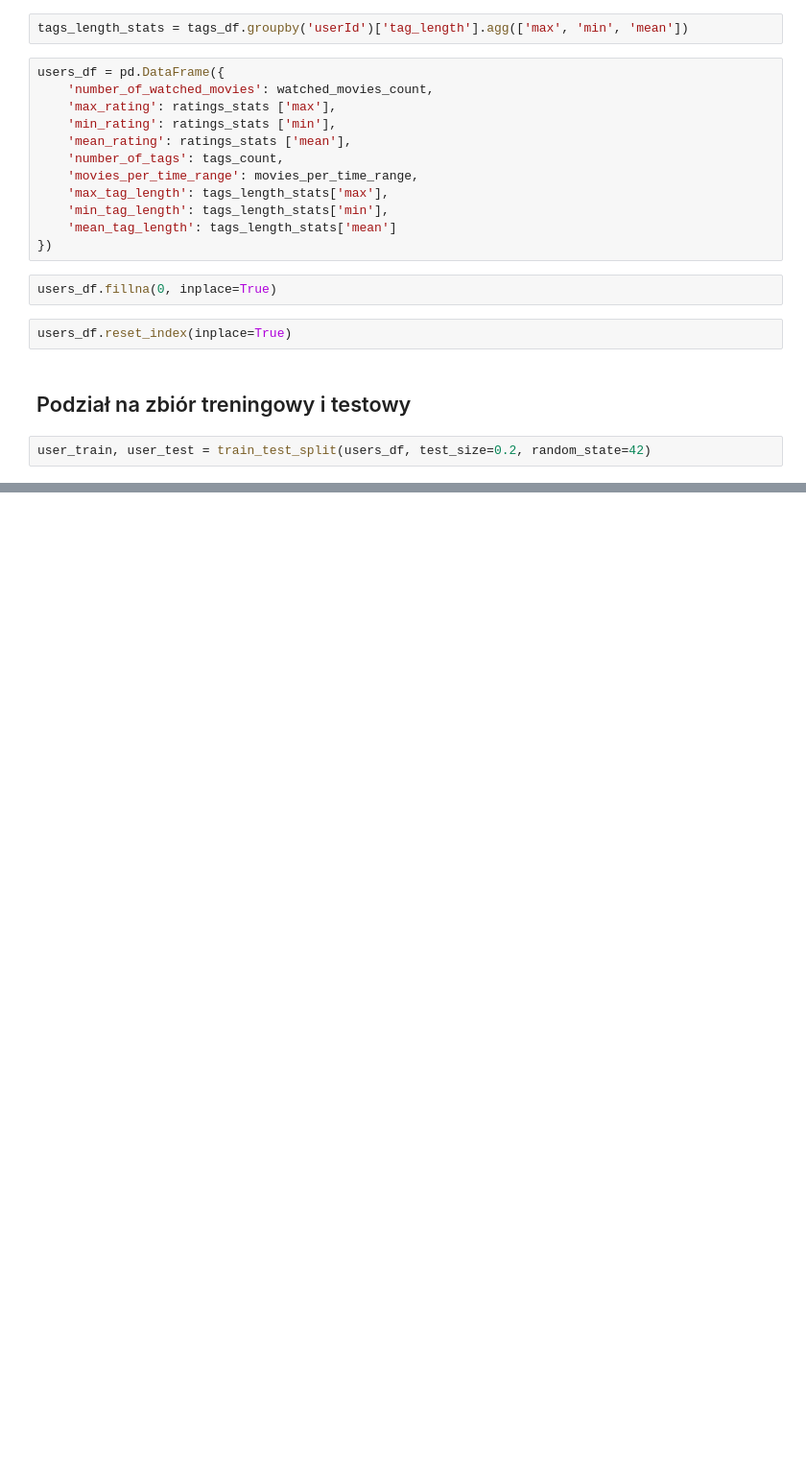
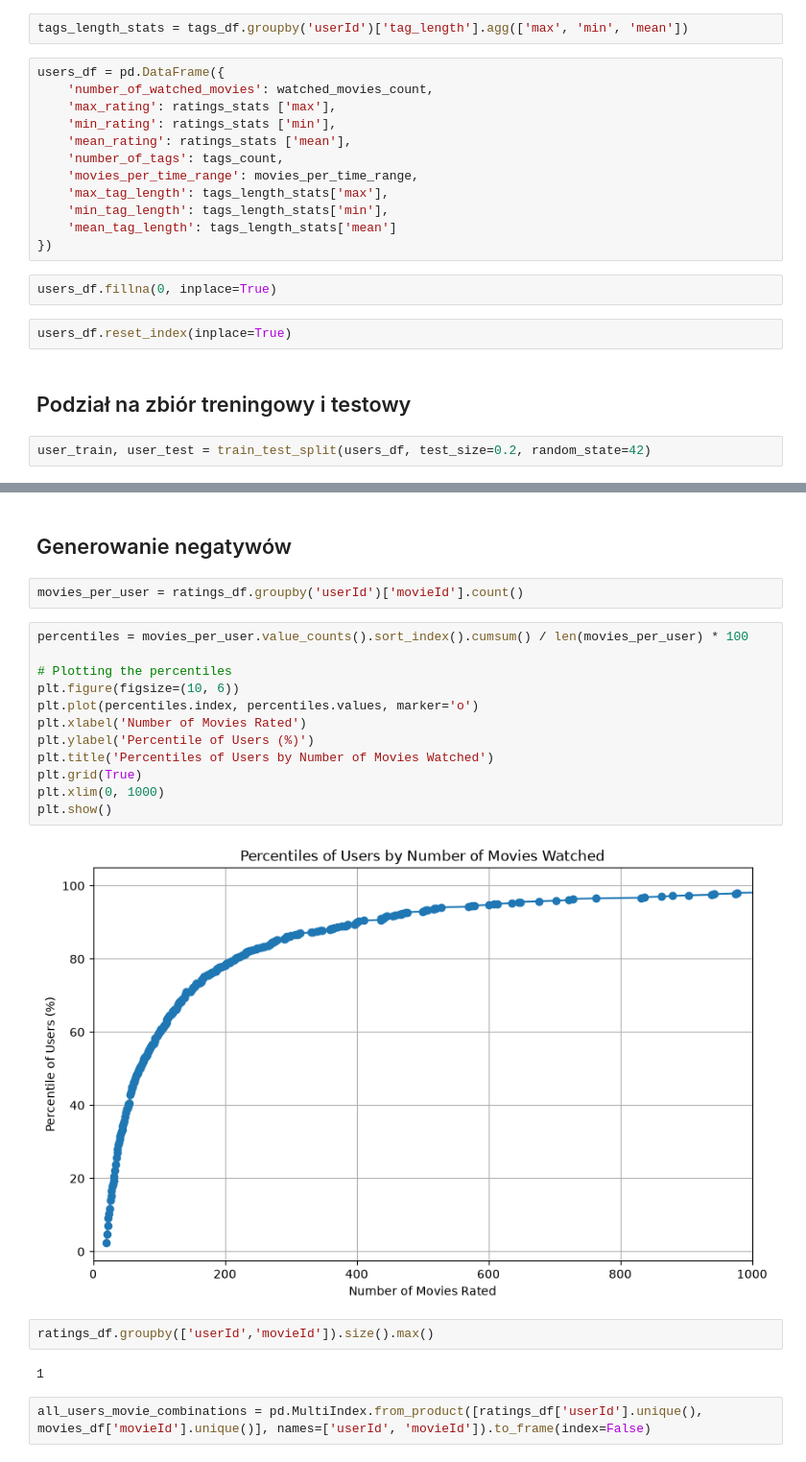
Before and after one commit to KsiazekPatryk/Machine-Learning---Preliminary-Data-Analysis, a Jupyter notebook: 8)Building a Recommender System.ipynb, the cells around one changed output, grey strips where cells are left out. Shown at 96% size. Drawn from its saved outputs; the diff is of its cells as text; blank space fills up the shorter version.

Commit message:
Implement feature X to enhance user experience and optimize performance

```diff
--- a/8)Building a Recommender System.ipynb
+++ b/8)Building a Recommender System.ipynb
@@ -185,0 +260,24 @@ user_train, user_test = train_test_split(users_df, test_size=0.2, random_state=4
+# %% [markdown]
+## Generowanie negatywów
+# %%
+movies_per_user = ratings_df.groupby('userId')['movieId'].count()
+# %%
+percentiles = movies_per_user.value_counts().sort_index().cumsum() / len(movies_per_user) * 100
+
+# Plotting the percentiles
+plt.figure(figsize=(10, 6))
+plt.plot(percentiles.index, percentiles.values, marker='o')
+plt.xlabel('Number of Movies Rated')
+plt.ylabel('Percentile of Users (%)')
+plt.title('Percentiles of Users by Number of Movies Watched')
+plt.grid(True)
+plt.xlim(0, 1000)
+plt.show()
+# %% [output]
+[figure, added]
+# %%
+ratings_df.groupby(['userId','movieId']).size().max()
+# %% [output]
+1
+# %%
+all_users_movie_combinations = pd.MultiIndex.from_product([ratings_df['userId'].unique(), movies_df['movieId'].unique()], names=['userId', 'movieId']).to_frame(index=False)
```
Also changed, not shown: parts of 24 cells of this notebook.
